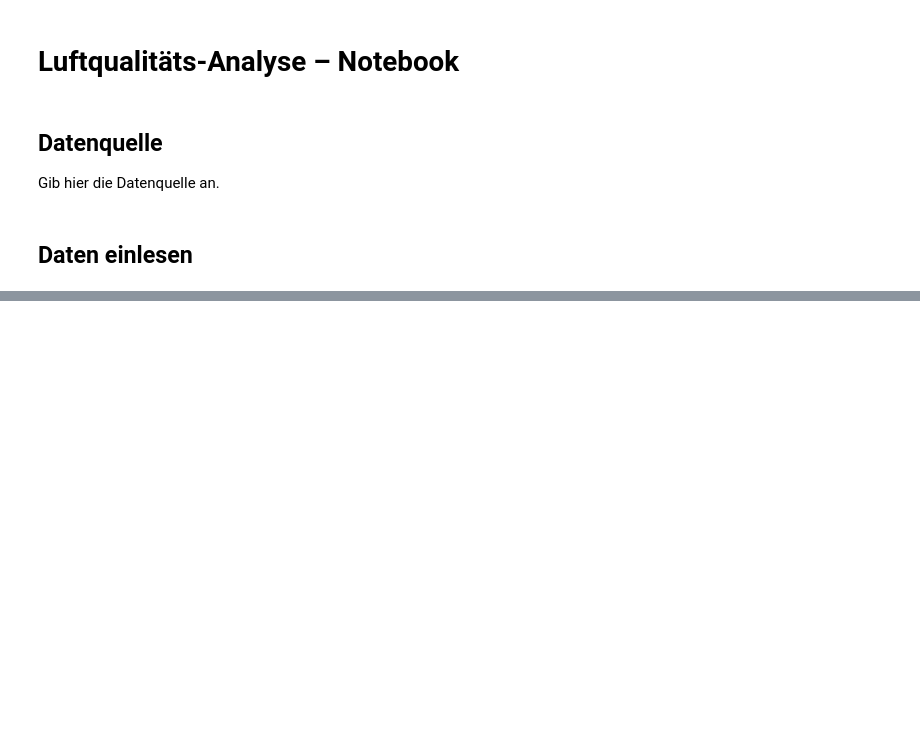
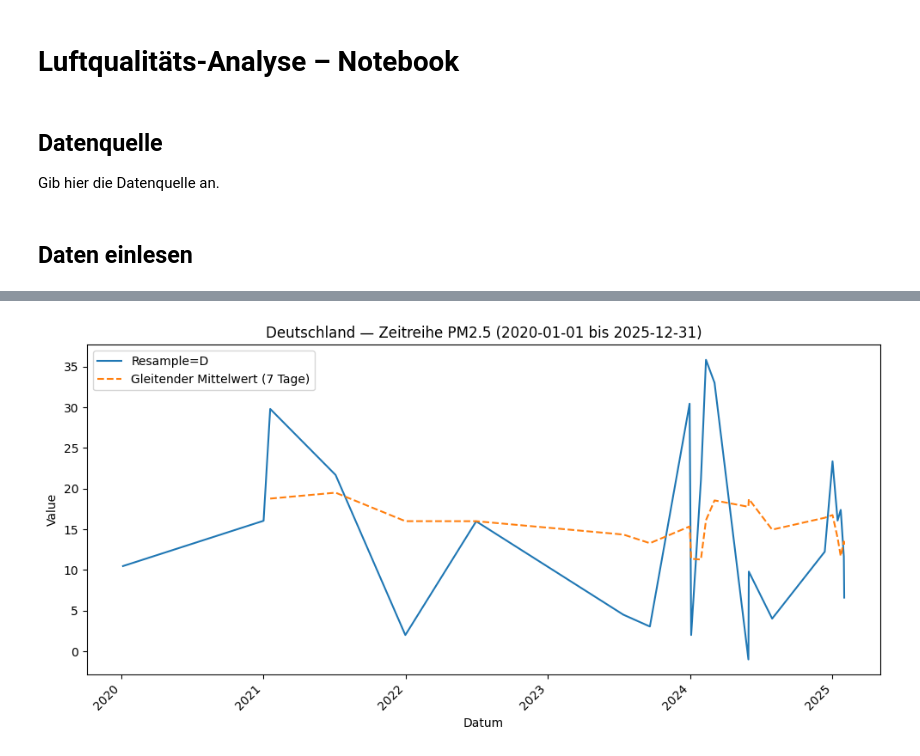
Before and after one commit to kbecker21/Python-Projekt, a Jupyter notebook: analyze_openaq_data.ipynb, the cells around one changed output, grey strips where cells are left out. Cells and saved outputs as stored; diff of their text form; code cells hidden in the pictures; blank space fills up the shorter version.

```diff
--- a/analyze_openaq_data.ipynb
+++ b/analyze_openaq_data.ipynb
@@ -50,0 +345,87 @@ pollutant   = "NO2"   # z.B. "NO2", "PM2.5", "O3", ...
+# %%
+
+# --- Parameter ---
+#SELECTED_POLLUTANT = "co"   # z. B. "co", "pm25", "no2", ...
+RESAMPLE_FREQ = "D"       # z. B. "D" (täglich), "W" (wöchentlich), None für Rohdaten
+ROLLING_DAYS = 7          # z. B. 7 für 7-Tage gleitenden Mittelwert; None/0 zum Deaktivieren
+
+# --- Anforderungen prüfen ---
+if 'df_de' not in globals():
+    raise NameError("Die Variable 'df_de' wurde nicht gefunden. Bitte führe die Zellen zur Deutschland-Selektion zuerst aus.")
+
+if df_de.empty or "Pollutant" not in df_de.columns or "Value" not in df_de.columns:
+    display(Markdown("**Hinweis:** Keine Daten für Deutschland vorhanden."))
+else:
+    # Zeitspalte bestimmen
+    if "Last Updated (Berlin)" in df_de.columns:
+        dt = pd.to_datetime(df_de["Last Updated (Berlin)"], errors="coerce")
+    elif "Last Updated" in df_de.columns:
+        dt_raw = pd.to_datetime(df_de["Last Updated"], utc=True, errors="coerce")
+        try:
+            dt = dt_raw.dt.tz_convert("Europe/Berlin")
+        except Exception:
+            # falls naive: lokalisiere nach Berlin (ohne Gewähr)
+            dt = dt_raw.dt.tz_localize("Europe/Berlin", nonexistent="NaT", ambiguous="NaT")
+    else:
+        raise ValueError("Es wurde keine Zeitspalte ('Last Updated' oder 'Last Updated (Berlin)') gefunden.")
+
+    # Auswahl nach Pollutant
+    sel = df_de[df_de["Pollutant"].astype(str).str.lower() == str(SELECTED_POLLUTANT).lower()].copy()
+    sel["dt"] = dt.loc[sel.index]
+    sel = sel[sel["dt"].notna() & sel["Value"].notna()].copy()
+    sel = sel.sort_values("dt")
+
+    if sel.empty:
+        display(Markdown(f"**Hinweis:** Keine Werte für Pollutant '{SELECTED_POLLUTANT}' in Deutschland im gewählten Zeitraum."))
+    else:
+        # Resample, falls gewünscht
+        if RESAMPLE_FREQ:
+            ts = sel.set_index("dt")["Value"].resample(RESAMPLE_FREQ).mean()
+            ts = ts.dropna()
+            x_vals, y_vals = ts.index, ts.values
+            label_base = f"Resample={RESAMPLE_FREQ}"
+        else:
+            x_vals, y_vals = sel["dt"].values, sel["Value"].values
+            label_base = "Rohdaten"
+
+        # Optional: gleitender Mittelwert auf resample/Rohdaten
+        if ROLLING_DAYS and ROLLING_DAYS > 0:
+            # Für Resample='D': Fenster = ROLLING_DAYS; sonst zeitbasiert
+            series = pd.Series(y_vals, index=pd.DatetimeIndex(x_vals))
+            if RESAMPLE_FREQ == "D":
+                roll = series.rolling(window=ROLLING_DAYS, min_periods=max(1, ROLLING_DAYS//2)).mean()
+            else:
+                # Zeitbasiertes Fenster, sofern index frequenzlos/irregulär
+                roll = series.rolling(f"{int(ROLLING_DAYS)}D", min_periods=1).mean()
+            x_roll, y_roll = roll.index, roll.values
+        else:
+            x_roll, y_roll = None, None
+
+        # Plot
+        display(Markdown(f"### Deutschland — Zeitreihe für '{SELECTED_POLLUTANT.upper()}' ({DATE_FROM or '-∞'} bis {DATE_TO or '+∞'})"))
+        fig, ax = plt.subplots(figsize=(10, 5))
+        ax.plot(x_vals, y_vals, label=label_base)
+        if x_roll is not None:
+            ax.plot(x_roll, y_roll, linestyle='--', label=f"Gleitender Mittelwert ({ROLLING_DAYS} Tage)")
+        ax.set_xlabel("Datum")
+        ax.set_ylabel("Value")
+        ax.set_title(f"Deutschland — Zeitreihe {SELECTED_POLLUTANT.upper()} ({DATE_FROM or '-∞'} bis {DATE_TO or '+∞'})")
+        ax.legend()
+
+        # X-Ticks lesbarer
+        ax.tick_params(axis='x', labelrotation=45)
+        for lbl in ax.get_xticklabels():
+            lbl.set_horizontalalignment('right')
+
+        plt.tight_layout()
+        plt.show()
+
+        # Export der Zeitreihe (praktisch für weitere Analysen)
+        out_csv = f"time_series_DE_{SELECTED_POLLUTANT.upper()}_{(DATE_FROM or 'min')}_{(DATE_TO or 'max')}.csv".replace(':','-')
+        if RESAMPLE_FREQ:
+            export_df = pd.DataFrame({"datetime": x_vals, "value": y_vals})
+        else:
+            export_df = sel[["dt", "Value"]].rename(columns={"dt": "datetime", "Value": "value"})
+        export_df.to_csv(out_csv, index=False)
+        print("Exportiert:", out_csv)
+# %% [output]
@@ -50,0 +433 @@ pollutant   = "NO2"   # z.B. "NO2", "PM2.5", "O3", ...
+[figure, added]
```
Also changed, not shown: parts of 26 cells of this notebook, 3 other files.
